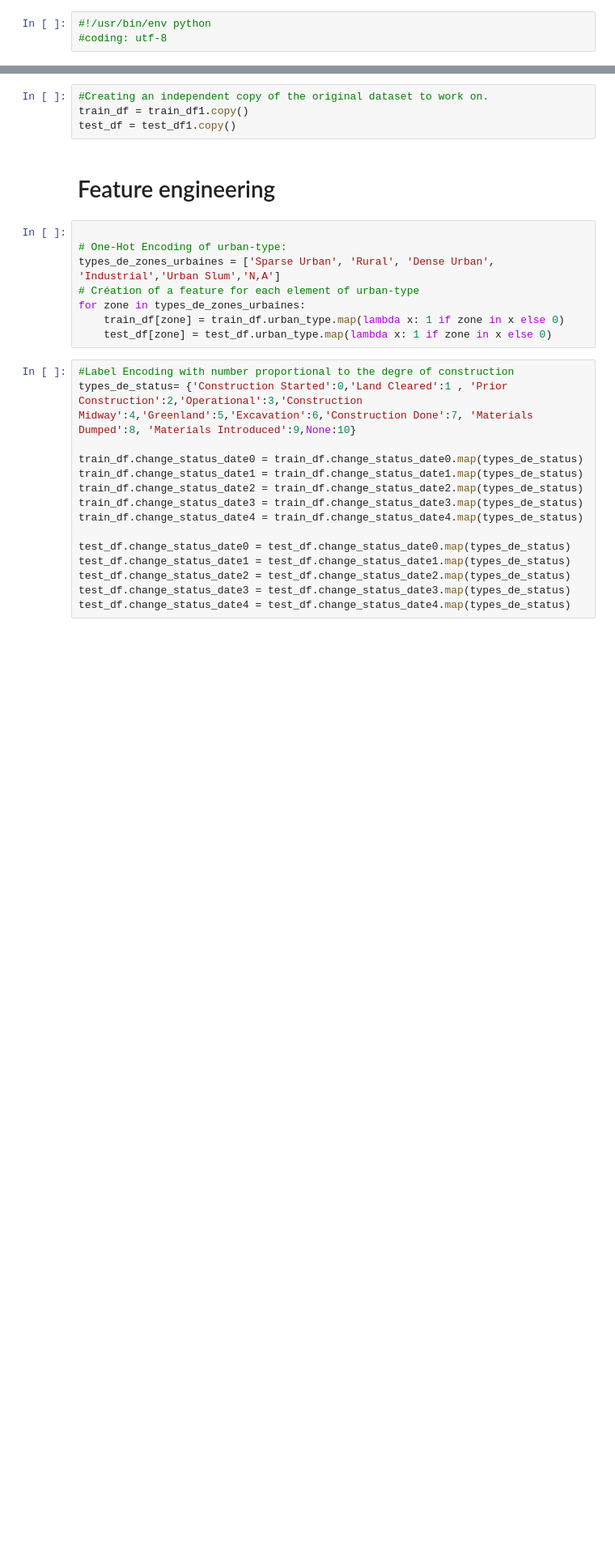
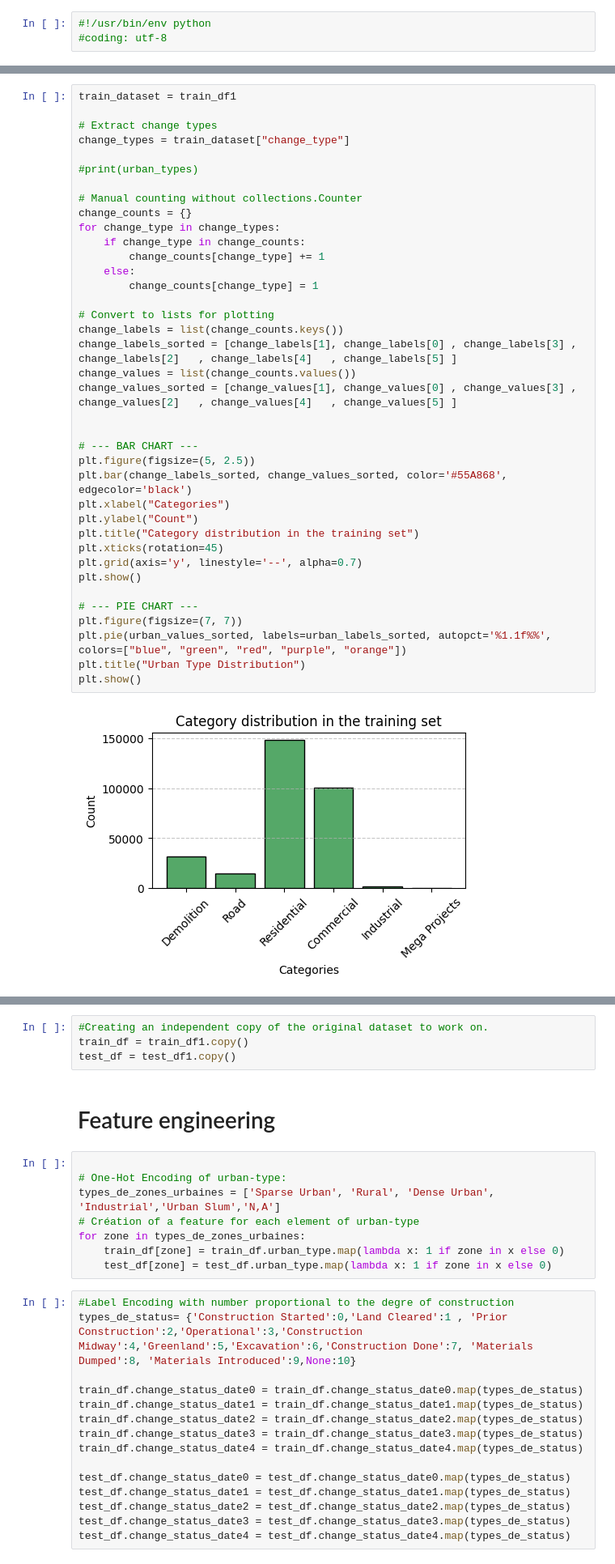
Before and after one commit to samuelmoyal/Construction-Area-Detection, a Jupyter notebook: projet_kaggle_notebook.ipynb, the cells around one changed output, grey strips where cells are left out. Shown: that part at 81% size. Cells and saved outputs as stored; diff of their text form; blank space fills up the shorter version.

```diff
--- a/projet_kaggle_notebook.ipynb
+++ b/projet_kaggle_notebook.ipynb
@@ -32,0 +104,40 @@ test_df1 = gpd.read_file('test.geojson', index_col='index')
+# %%
+train_dataset = train_df1
+
+# Extract change types
+change_types = train_dataset["change_type"]
+
+#print(urban_types)
+
+# Manual counting without collections.Counter
+change_counts = {}
+for change_type in change_types:
+    if change_type in change_counts:
+        change_counts[change_type] += 1
+    else:
+        change_counts[change_type] = 1
+
+# Convert to lists for plotting
+change_labels = list(change_counts.keys())
+change_labels_sorted = [change_labels[1], change_labels[0] , change_labels[3] , change_labels[2]   , change_labels[4]   , change_labels[5] ]
+change_values = list(change_counts.values())
+change_values_sorted = [change_values[1], change_values[0] , change_values[3] , change_values[2]   , change_values[4]   , change_values[5] ]
+
+
+# --- BAR CHART ---
+plt.figure(figsize=(5, 2.5))
+plt.bar(change_labels_sorted, change_values_sorted, color='#55A868', edgecolor='black')
+plt.xlabel("Categories")
+plt.ylabel("Count")
+plt.title("Category distribution in the training set")
+plt.xticks(rotation=45)
+plt.grid(axis='y', linestyle='--', alpha=0.7)
+plt.show()
+
+# --- PIE CHART ---
+plt.figure(figsize=(7, 7))
+plt.pie(urban_values_sorted, labels=urban_labels_sorted, autopct='%1.1f%%', colors=["blue", "green", "red", "purple", "orange"])
+plt.title("Urban Type Distribution")
+plt.show()
+# %% [output]
+[figure, added]
```
Also changed, not shown: parts of 37 cells of this notebook, 1 other file.
